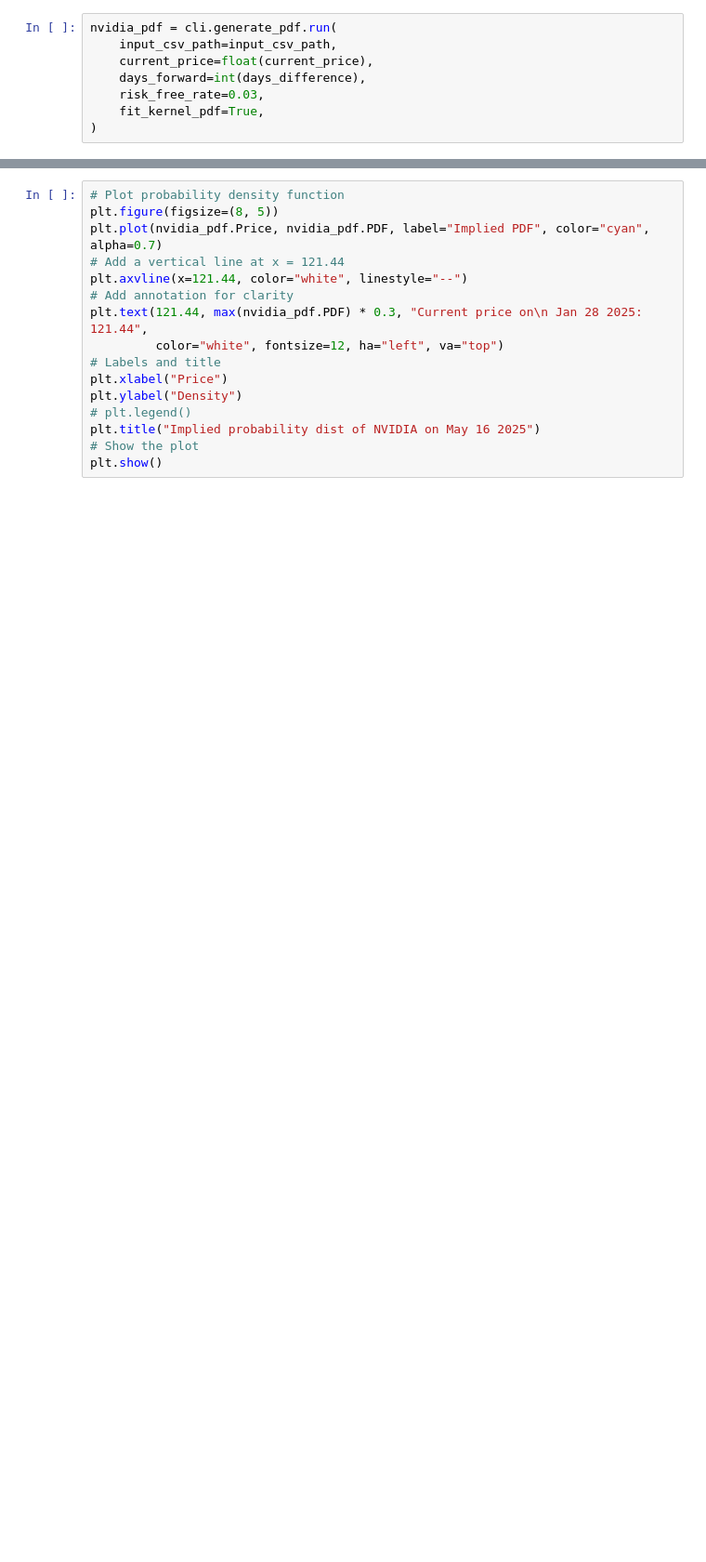
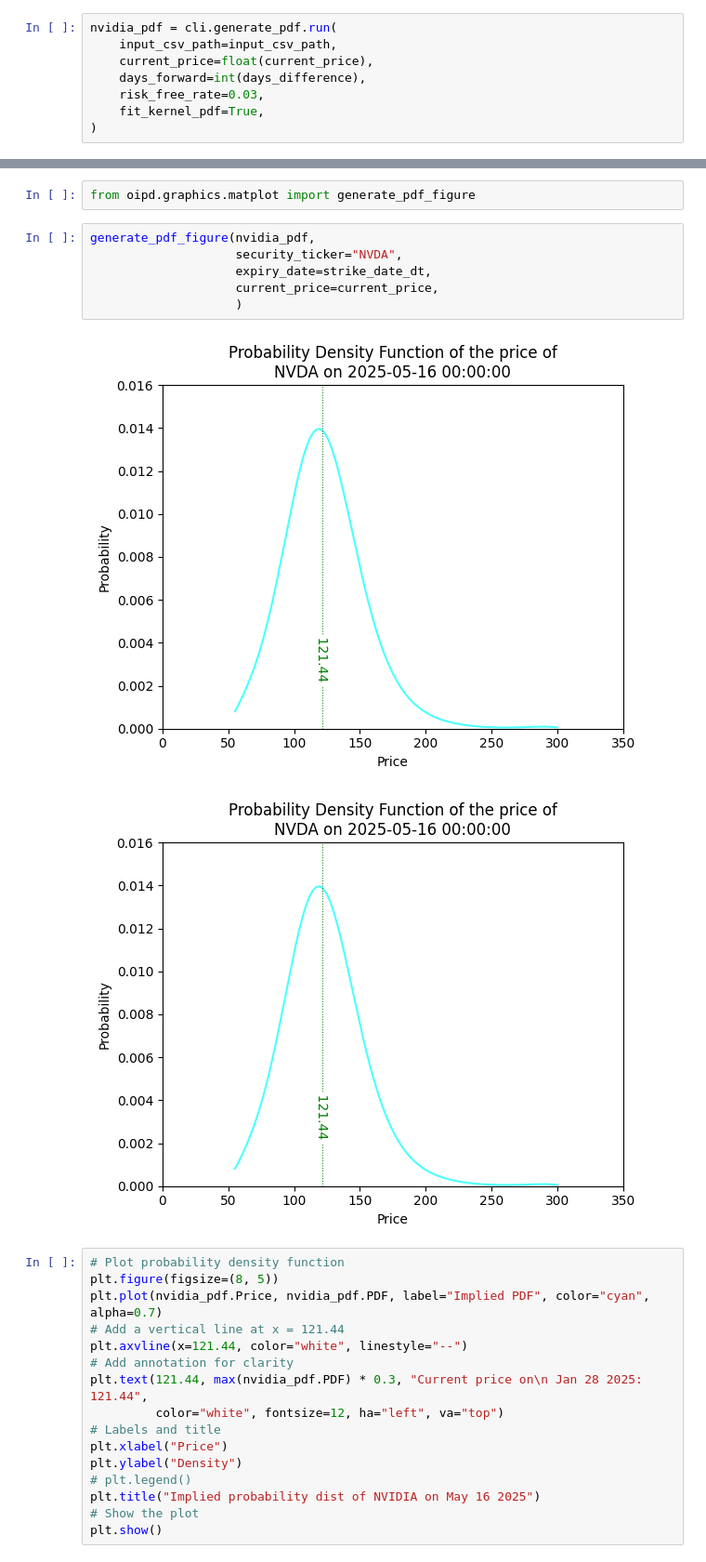
Before and after one commit to TradeInsight-Info/options-implied-probability, a Jupyter notebook: example.ipynb, the cells around one changed output, grey strips where cells are left out. Shown at 93% size. Saved outputs shown, nothing was run; the diff lists cells and outputs as text; blank space fills up the shorter version.

```diff
--- a/example.ipynb
+++ b/example.ipynb
@@ -42,3 +43,14 @@ nvidia_pdf
+# %%
+from oipd.graphics.matplot import generate_pdf_figure
+# %%
+generate_pdf_figure(nvidia_pdf,
+                    security_ticker="NVDA",
+                    expiry_date=strike_date_dt,
+                    current_price=current_price,
+                    )
+# %% [output]
+[figure, added]
+[figure, added]
 # %%
 # Plot probability density function
 plt.figure(figsize=(8, 5))
```
Also changed, not shown: parts of 4 cells of this notebook.
